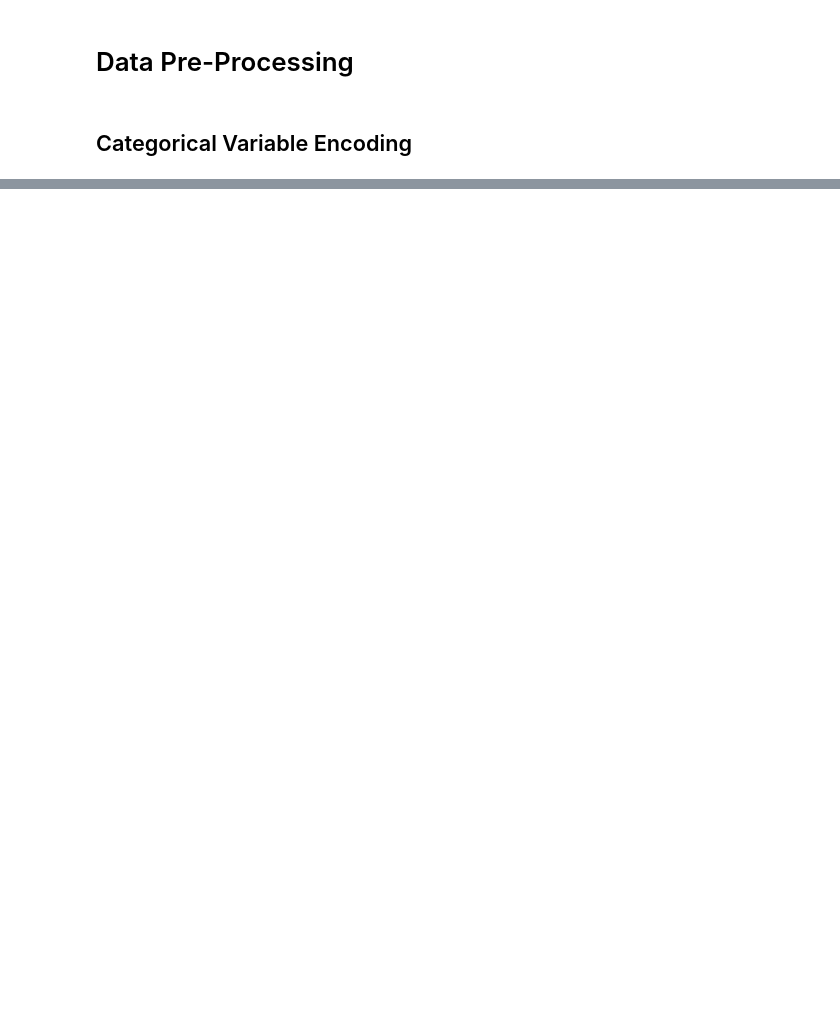
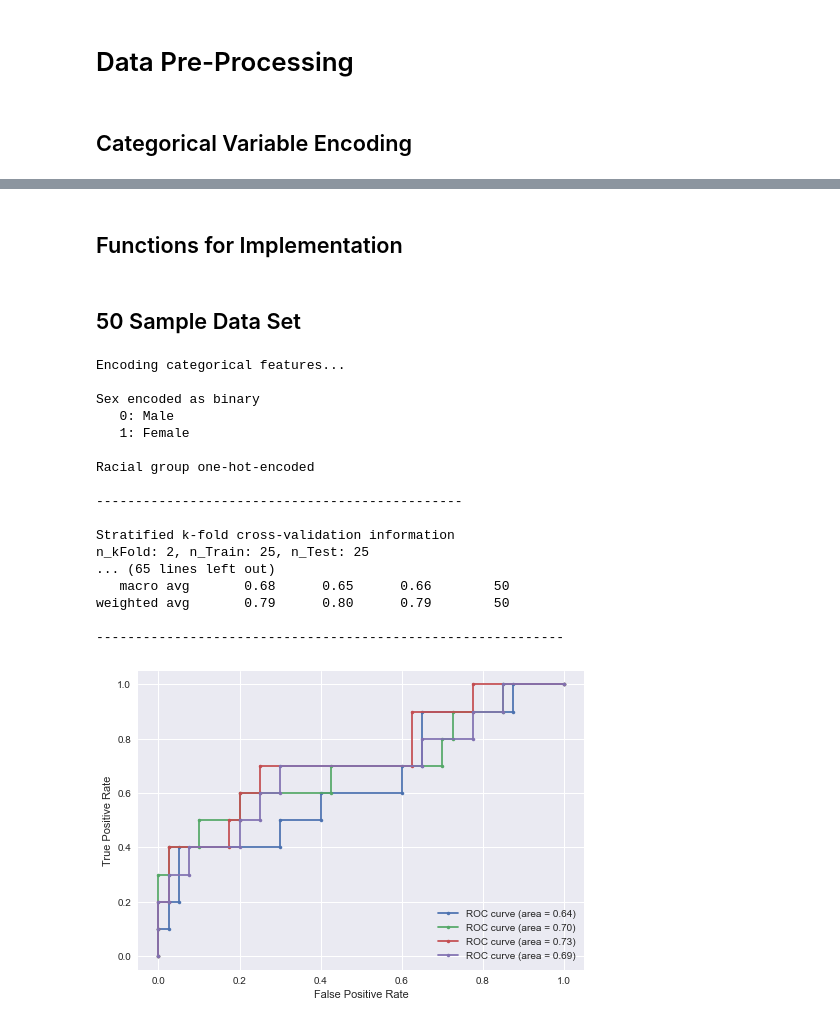
Before and after one commit to BrentonGraham/biomedical-ml-anschutz, a Jupyter notebook: 3. Logistic Regression & Cross-Validation/LogisticRegression&CrossValidation.ipynb, the cells around one changed output, grey strips where cells are left out. Cells and saved outputs as stored; diff of their text form; code cells hidden in the pictures; blank space fills up the shorter version.

Commit message:
Logistic regression & stratified k-fold cross validation implemented

```diff
--- a/3. Logistic Regression & Cross-Validation/LogisticRegression&CrossValidation.ipynb
+++ b/3. Logistic Regression & Cross-Validation/LogisticRegression&CrossValidation.ipynb
@@ -237,0 +279,2 @@ X.head(5)
+# %% [markdown]
+## Functions for Implementation
@@ -237,0 +391,37 @@ X.head(5)
+# %% [markdown]
+## 50 Sample Data Set
+# %%
+# Split into X, y and encode categorical features
+X, y = X_y_split(df=data50_df, target='Pathologic?', to_numpy=False)
+X = encodeCategories(X)
+print(f'-----------------------------------------------\n')
+
+# Implement k-fold cross-validation with logistic regression classifier for multiple sizes of k
+k_sizes = [2, 5, 10, 25]
+for k in k_sizes:
+
+    # Stratified k-fold cross-validation of Logistic Regression model
+    y_true, y_pred, y_score = kFold_logReg_classification(X=X.to_numpy(), y=y.to_numpy(), k_fold=k)
+
+    # Evaluate performance
+    logReg_performance_eval(y_true=y_true, y_pred=y_pred, y_score=y_score)
+    print(f'------------------------------------------------------------\n')
+# %% [output]
+Encoding categorical features...
+
+Sex encoded as binary
+   0: Male
+   1: Female
+
+Racial group one-hot-encoded
+
+-----------------------------------------------
+
+Stratified k-fold cross-validation information
+n_kFold: 2, n_Train: 25, n_Test: 25
+... (65 lines left out)
+   macro avg       0.68      0.65      0.66        50
+weighted avg       0.79      0.80      0.79        50
+
+------------------------------------------------------------
+[figure, added]
```
Also changed, not shown: parts of 20 cells of this notebook, 1 other file.
